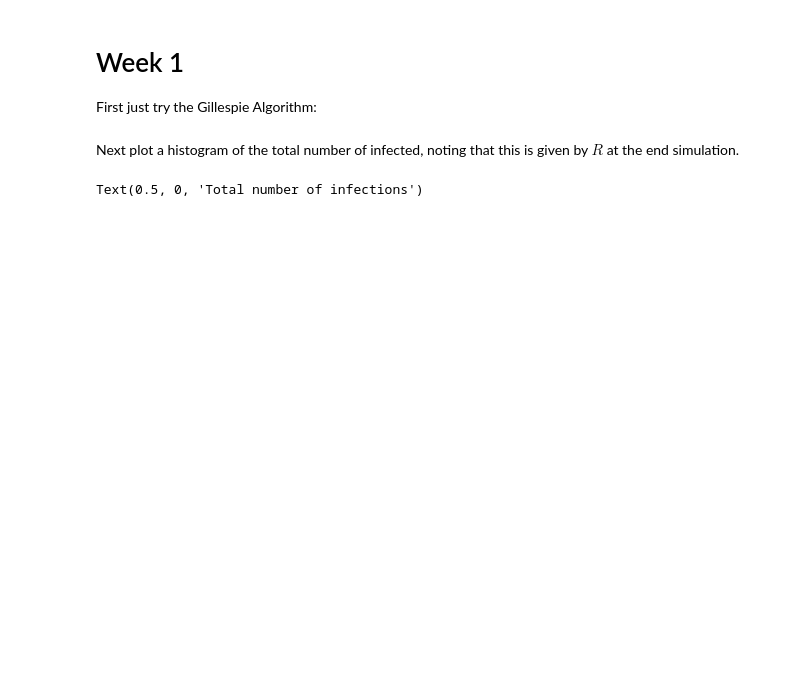
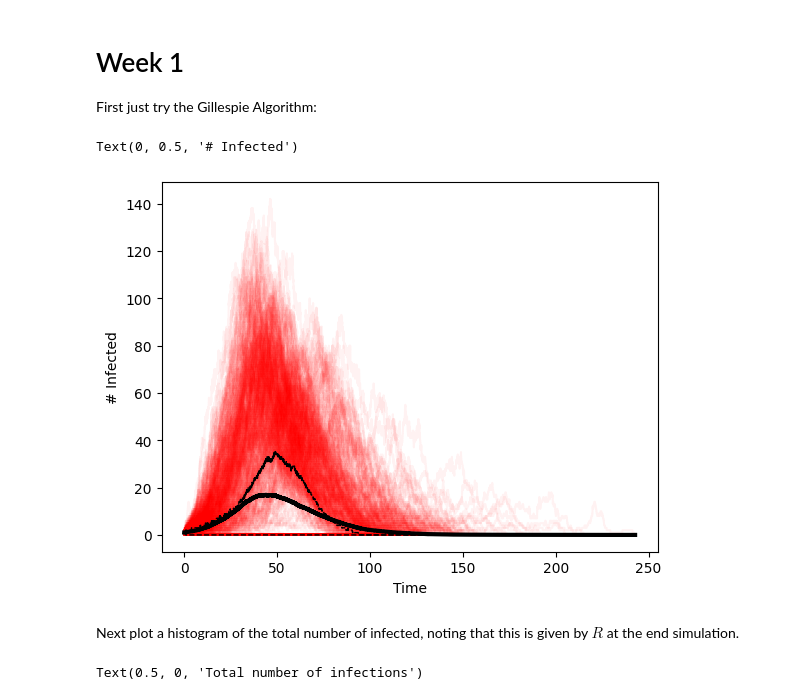
Before and after one commit to j-bowhay/Branching-Process-Models, a Jupyter notebook: notebooks/week1.ipynb, the cells around one changed output. Drawn from its saved outputs; the diff is of its cells as text; code cells hidden in the pictures; blank space fills up the shorter version.

```diff
--- a/notebooks/week1.ipynb
+++ b/notebooks/week1.ipynb
@@ -33,19 +33,22 @@ for _ in tqdm(range(Number_of_sims)):
 # %%
 fig, ax = plt.subplots()
 plot_t = np.linspace(0, max_t, num=int(max_t)*1000)
-padded_data = []
-for t, s in zip(ts, Is):
+padded_data = np.empty((number_of_sims, plot_t.size))
+for i, (t, s) in tqdm(enumerate(zip(ts, Is))):
     padded = interp1d(t, s, bounds_error=False, fill_value=0, kind='nearest')(plot_t)
-    ax.plot(plot_t, padded, 'r', alpha=0.05)
-    padded_data.append(padded)
+    padded_data[i,:] = padded
 
 padded_data = np.asarray(padded_data)
+ax.plot(plot_t, padded_data.T, 'r', alpha=0.05)
 ax.plot(plot_t, padded_data.mean(axis=0), 'k', linewidth=3)
 ax.plot(plot_t, np.quantile(padded_data, 0.25, axis=0), 'k--', linewidth=1)
 ax.plot(plot_t, np.quantile(padded_data, 0.75, axis=0), 'k--', linewidth=1)
 
 ax.set_xlabel("Time")
 ax.set_ylabel("# Infected")
+# %% [output]
+Text(0, 0.5, '# Infected')
+[figure, added]
 # %% [markdown]
 Next plot a histogram of the total number of infected, noting that this is given by $R$ at the end simulation.
 # %%
```
Also changed, not shown: parts of 3 cells of this notebook.
